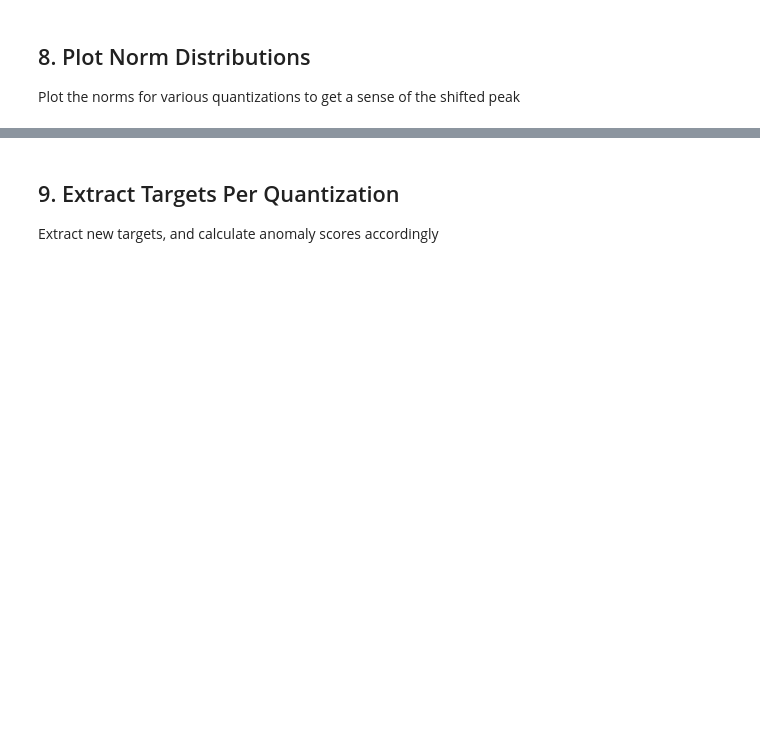
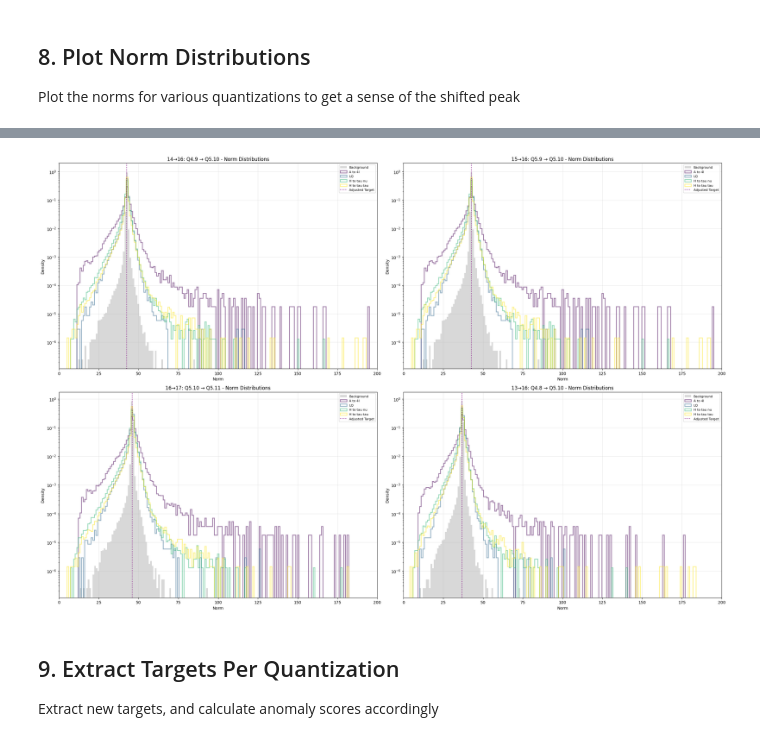
Before and after one commit to SLAC-Julia-Group/hardware-aware-tensor-networks, a Jupyter notebook: TN/quantization_testbed.ipynb, the cells around one changed output, grey strips where cells are left out. Drawn from its saved outputs; the diff is of its cells as text; code cells hidden in the pictures; blank space fills up the shorter version.

```diff
--- a/TN/quantization_testbed.ipynb
+++ b/TN/quantization_testbed.ipynb
@@ -405,3 +557,65 @@ plt.show()
+# %%
+# Define adjusted targets for mixed precision configs
+mixed_targets = {
+    '18→16': 45.0,
+    '18→12': 32.0,
+    '16→12': 24.0,
+    '16→8':  4.0,
+    '15→16': 42.6,
+    '14→16': 42.6,
+    '16→17': 46.0,
+    '13→16': 36.85,
+}
+
+# Plot distributions for each mixed precision config
+n_mixed_configs = len(mixed_results)
+n_signals = len(signal_loaders)
+
+fig, axes = plt.subplots(math.ceil(n_mixed_configs/2), 2, figsize=(24, 4*n_mixed_configs))
+if n_mixed_configs == 1:
+    axes = [[axes]]
+elif n_mixed_configs == 2:
+    axes = [axes]
+
+colors = plt.cm.viridis(np.linspace(0, 1, n_signals))
+xmin = 0
+xmax = 200
+bins = np.linspace(xmin, xmax, xmax-xmin)
+
+for config_idx, (config_name, results) in enumerate(mixed_results.items()):
+    ax = axes[int(config_idx/2)][config_idx%2]
+
+    # Plot background
+    bkg_norms = results['background']
+    ax.hist(bkg_norms, bins=bins, alpha=0.3, label='Background',
+            density=True, histtype='stepfilled', color='gray')
+
+    # Plot signals
+    for sig_idx, signal_name in enumerate(signal_loaders.keys()):
+        sig_norms = results['signals'][signal_name]
+        ax.hist(sig_norms, bins=bins, alpha=0.5, label=f'{signal_name}',
+                density=True, histtype='step', linewidth=2, color=colors[sig_idx])
+
+    # Mark adjusted target
+    if config_name in mixed_targets:
+        ax.axvline(mixed_targets[config_name], color='purple', linestyle=':', label='Adjusted Target')
+
+    ax.set_xlabel('Norm')
+    ax.set_ylabel('Density')
+
+    # Add layer configs to title
+    layer_info = " → ".join([str(c) for c in results['configs']])
+    ax.set_title(f'{config_name}: {layer_info} - Norm Distributions')
+    ax.legend(loc='best', fontsize=8)
+    ax.set_yscale('log')
+    ax.grid(alpha=0.3)
+    ax.set_xlim([xmin, xmax])
+
+plt.tight_layout()
+plt.savefig(output_dir+"/norm_distributions_mixed_precision.png", dpi=150)
+plt.show()
+# %% [output]
+[figure, added]
 # %% [markdown]
 ## 9. Extract Targets Per Quantization
 
```
Also changed, not shown: parts of 15 cells of this notebook, 1 other file.
